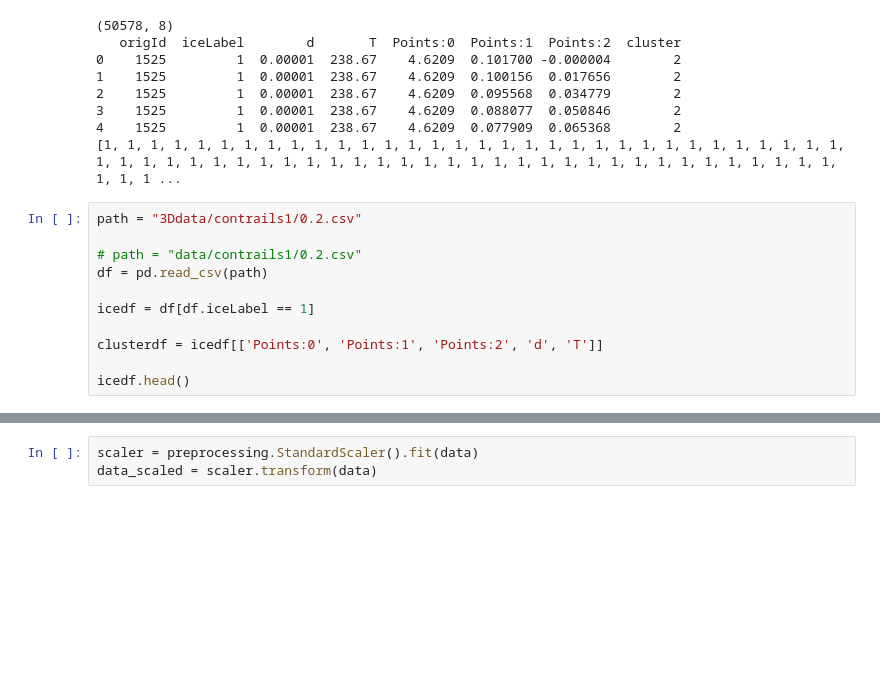
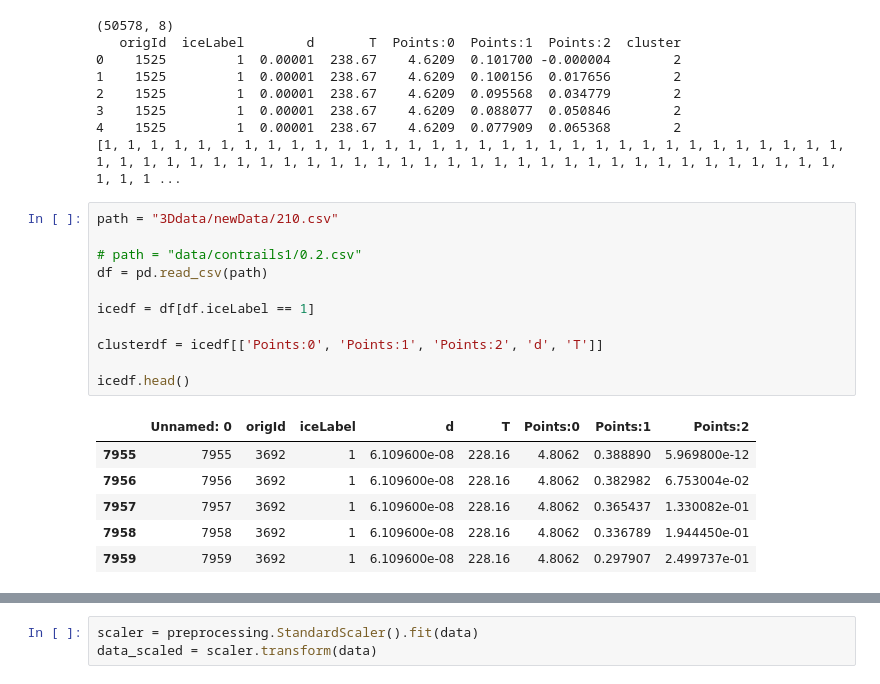
Before and after one commit to nafiul-nipu/Contrails-Python, a Jupyter notebook: contrails evolution detection/DBSCAN_contrails.ipynb, the cells around one changed output, grey strips where cells are left out. Saved outputs shown, nothing was run; the diff lists cells and outputs as text; blank space fills up the shorter version.

```diff
--- a/contrails evolution detection/DBSCAN_contrails.ipynb
+++ b/contrails evolution detection/DBSCAN_contrails.ipynb
@@ -337,16 +343,23 @@ print(sorted(df['cluster'].tolist()))
 4    1525         1  0.00001  238.67    4.6209  0.077909  0.065368        2
 [1, 1, 1, 1, 1, 1, 1, 1, 1, 1, 1, 1, 1, 1, 1, 1, 1, 1, 1, 1, 1, 1, 1, 1, 1, 1, 1, 1, 1, 1, 1, 1, 1, 1, 1, 1, 1, 1, 1, 1, 1, 1, 1, 1, 1, 1, 1, 1, 1, 1, 1, 1, 1, 1, 1, 1, 1, 1, 1, 1, 1, 1, 1, 1, 1, 1, 1 ...
 # %%
-path = "3Ddata/contrails1/0.2.csv"
+path = "3Ddata/newData/210.csv"
 
 # path = "data/contrails1/0.2.csv"
 df = pd.read_csv(path)
 
 icedf = df[df.iceLabel == 1]
 
 clusterdf = icedf[['Points:0', 'Points:1', 'Points:2', 'd', 'T']]
 
 icedf.head()
+# %% [output]
+|  | Unnamed: 0 | origId | iceLabel | d | T | Points:0 | Points:1 | Points:2 |
+| 7955 | 7955 | 3692 | 1 | 6.109600e-08 | 228.16 | 4.8062 | 0.388890 | 5.969800e-12 |
+| 7956 | 7956 | 3692 | 1 | 6.109600e-08 | 228.16 | 4.8062 | 0.382982 | 6.753004e-02 |
+| 7957 | 7957 | 3692 | 1 | 6.109600e-08 | 228.16 | 4.8062 | 0.365437 | 1.330082e-01 |
+| 7958 | 7958 | 3692 | 1 | 6.109600e-08 | 228.16 | 4.8062 | 0.336789 | 1.944450e-01 |
+| 7959 | 7959 | 3692 | 1 | 6.109600e-08 | 228.16 | 4.8062 | 0.297907 | 2.499737e-01 |
 # %%
 data = clusterdf[["Points:0","Points:1","Points:2"]].to_numpy()
 
```
Also changed, not shown: parts of 10 cells of this notebook, 52 other files.
